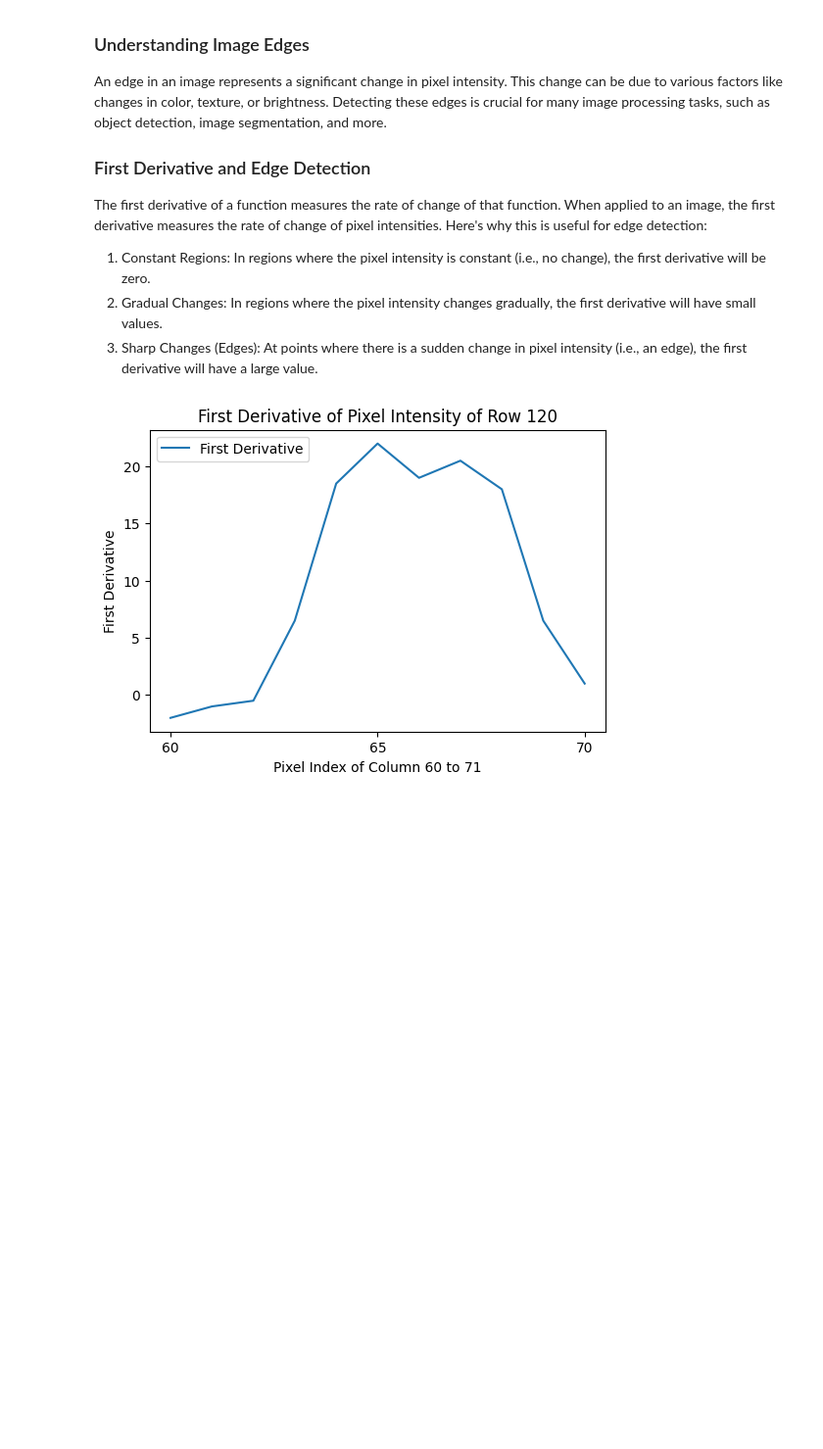
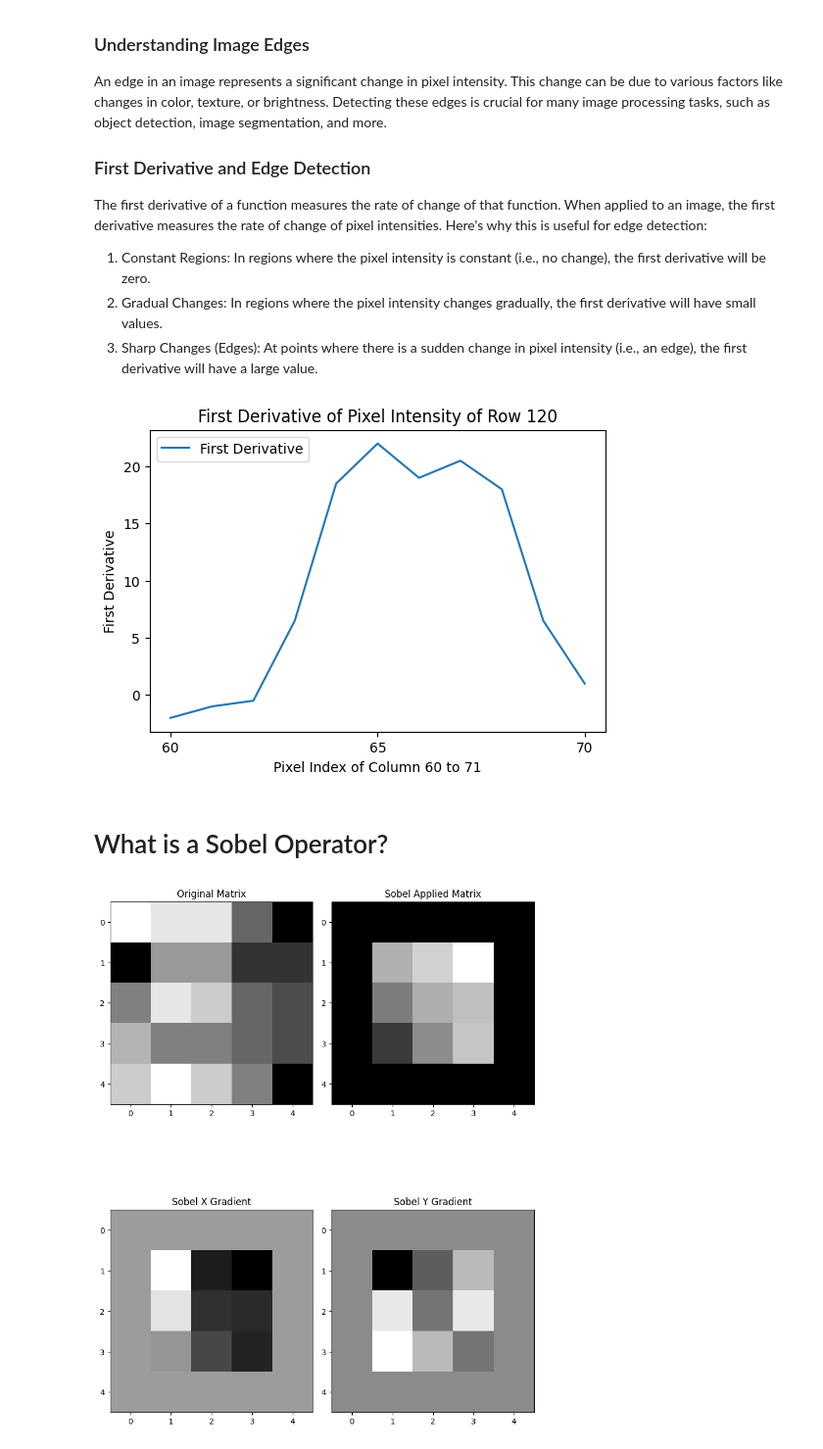
Before and after one commit to jasonrichdarmawan/npu-Python-Programming-Fundamentals-and-Abaqus-Scripting-report, a Jupyter notebook: 01 manual.ipynb, the cells around one changed output. Shown: that part at 98% size. Cells and saved outputs as stored; diff of their text form; code cells hidden in the pictures; blank space fills up the shorter version.

```diff
--- a/01 main.ipynb
+++ b/01 manual.ipynb
@@ -99,3 +100,63 @@ ax.legend()
 plt.show()
 # %% [output]
 [figure]
+# %% [markdown]
+# What is a Sobel Operator?
+# %%
+# Define the Sobel operators
+# kernel $G_x$
+sobel_x = np.array([[-1, 0, 1],
+                    [-2, 0, 2],
+                    [-1, 0, 1]])
+
+# kernel $G_y$
+sobel_y = np.array([[-1, -2, -1],
+                    [ 0,  0,  0],
+                    [ 1,  2,  1]])
+
+# Define a 5x5 matrix
+matrix = np.array([[10, 9, 9, 4, 0],
+                   [0, 6, 6, 2, 2],
+                   [5, 9, 8, 4, 3],
+                   [7, 5, 5, 4, 3],
+                   [8, 10, 8, 5, 0]])
+
+# Initialize the result matrix
+sobel_applied = np.zeros_like(matrix)
+
+# Apply the Sobel operator to each 2D slice
+grad_x = np.zeros_like(matrix, dtype=np.float64) # To avoid overflow
+grad_y = np.zeros_like(matrix, dtype=np.float64)
+
+# Convolve with Sobel x and y operators
+# To avoid boundary issues, we skip the first and last rows and columns
+# The Sobel operator requires a 3x3 region around each pixel to compute the gradient,
+# and this cannot be done for the pixels at the edges of the image.
+for row in range(1, matrix.shape[0] - 1):
+  for col in range(1, matrix.shape[1] - 1):
+    region = matrix[row-1:row+2, col-1:col+2]
+    grad_x[row, col] = np.sum(region * sobel_x) # Element-wise multiplication and summation
+    grad_y[row, col] = np.sum(region * sobel_y)
+
+# Compute the gradient magnitude
+sobel_applied = np.sqrt(grad_x**2 + grad_y**2)
+
+# Plot the original and Sobel-applied matrices
+fig, axes = plt.subplots(2, 2, figsize=(8, 12))
+
+axes[0, 0].imshow(matrix, cmap='gray')
+axes[0, 0].set_title('Original Matrix')
+
+axes[0, 1].imshow(sobel_applied, cmap='gray')
+axes[0, 1].set_title(f'Sobel Applied Matrix')
+
+axes[1, 0].imshow(grad_x, cmap='gray')
+axes[1, 0].set_title(f'Sobel X Gradient')
+
+axes[1, 1].imshow(grad_y, cmap='gray')
+axes[1, 1].set_title(f'Sobel Y Gradient')
+
+plt.tight_layout()
+plt.show()
+# %% [output]
+[figure, added]
```
Also changed, not shown: parts of 5 cells of this notebook, 1 other file.
